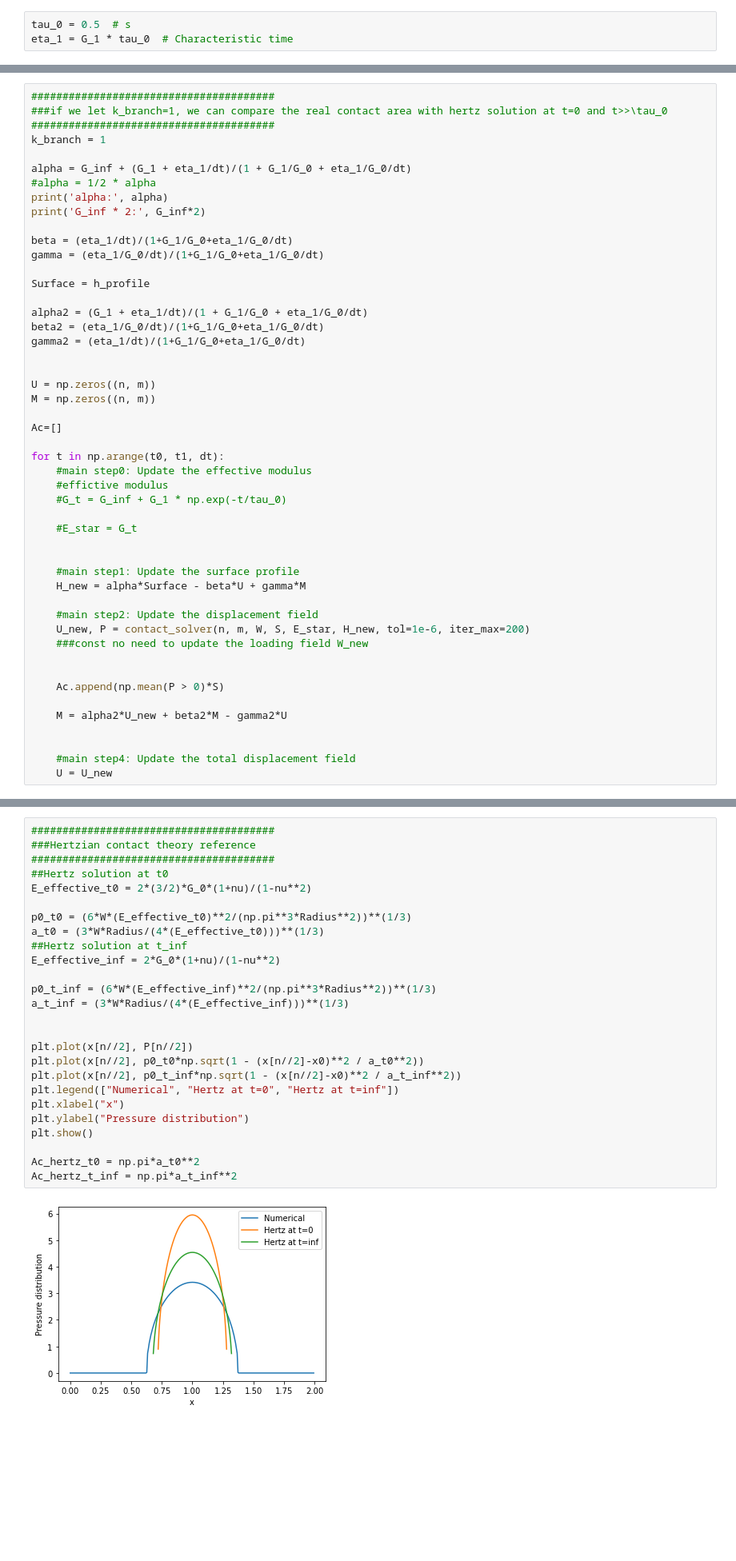
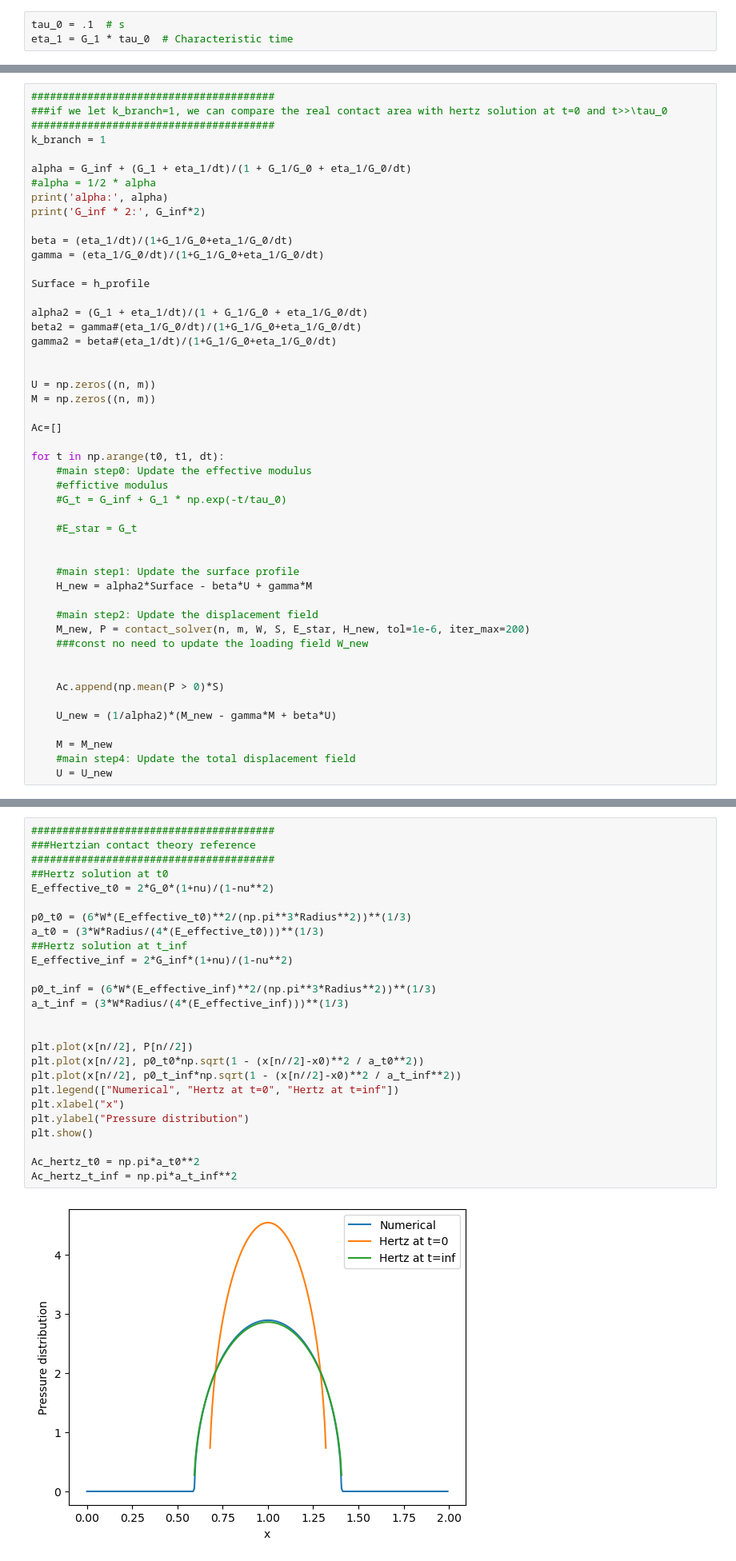
Before and after one commit to NathanLZC/Master-internship-repo-at-Institut-dAlembert, a Jupyter notebook: Week10/one_branch_euler_backward.ipynb, the cells around one changed output, grey strips where cells are left out. Shown at 80% size. Drawn from its saved outputs; the diff is of its cells as text; blank space fills up the shorter version.

```diff
--- a/Week10/one_branch_euler_backward.ipynb
+++ b/Week10/one_branch_euler_backward.ipynb
@@ -197,7 +197,7 @@ $$ \tau_0 = \frac{\eta_1}{G_1} $$
 
 Then for elastic material, $\tau_0$ should be set 0.
 # %%
-tau_0 = 0.5  # s
+tau_0 = .1  # s
 eta_1 = G_1 * tau_0  # Characteristic time
 # %% [markdown]
 ##### If $\tau_0 = 0$, it is equivalent to an elastic problem, and we expect:
@@ -252,8 +252,8 @@ gamma = (eta_1/G_0/dt)/(1+G_1/G_0+eta_1/G_0/dt)
 Surface = h_profile
 
 alpha2 = (G_1 + eta_1/dt)/(1 + G_1/G_0 + eta_1/G_0/dt)
-beta2 = (eta_1/G_0/dt)/(1+G_1/G_0+eta_1/G_0/dt)
-gamma2 = (eta_1/dt)/(1+G_1/G_0+eta_1/G_0/dt)
+beta2 = gamma#(eta_1/G_0/dt)/(1+G_1/G_0+eta_1/G_0/dt)
+gamma2 = beta#(eta_1/dt)/(1+G_1/G_0+eta_1/G_0/dt)
 
 
 U = np.zeros((n, m))
@@ -270,18 +270,18 @@ for t in np.arange(t0, t1, dt):
 
 
     #main step1: Update the surface profile
-    H_new = alpha*Surface - beta*U + gamma*M
+    H_new = alpha2*Surface - beta*U + gamma*M
 
     #main step2: Update the displacement field
-    U_new, P = contact_solver(n, m, W, S, E_star, H_new, tol=1e-6, iter_max=200)
+    M_new, P = contact_solver(n, m, W, S, E_star, H_new, tol=1e-6, iter_max=200)
     ###const no need to update the loading field W_new
 
 
     Ac.append(np.mean(P > 0)*S)
 
-    M = alpha2*U_new + beta2*M - gamma2*U
+    U_new = (1/alpha2)*(M_new - gamma*M + beta*U)
 
-
+    M = M_new
     #main step4: Update the total displacement field
     U = U_new
 # %% [output]
@@ -305,31 +305,31 @@ G_inf * 2: 2.75
 # %%
 #######################################
 ###Hertzian contact theory reference
 #######################################
 ##Hertz solution at t0
-E_effective_t0 = 2*(3/2)*G_0*(1+nu)/(1-nu**2)
+E_effective_t0 = 2*G_0*(1+nu)/(1-nu**2)
 
 p0_t0 = (6*W*(E_effective_t0)**2/(np.pi**3*Radius**2))**(1/3)
 a_t0 = (3*W*Radius/(4*(E_effective_t0)))**(1/3)
 ##Hertz solution at t_inf
-E_effective_inf = 2*G_0*(1+nu)/(1-nu**2)
+E_effective_inf = 2*G_inf*(1+nu)/(1-nu**2)
 
 p0_t_inf = (6*W*(E_effective_inf)**2/(np.pi**3*Radius**2))**(1/3)
 a_t_inf = (3*W*Radius/(4*(E_effective_inf)))**(1/3)
 
 
 plt.plot(x[n//2], P[n//2])
 plt.plot(x[n//2], p0_t0*np.sqrt(1 - (x[n//2]-x0)**2 / a_t0**2))
 plt.plot(x[n//2], p0_t_inf*np.sqrt(1 - (x[n//2]-x0)**2 / a_t_inf**2))
 plt.legend(["Numerical", "Hertz at t=0", "Hertz at t=inf"])
 plt.xlabel("x")
 plt.ylabel("Pressure distribution")
 plt.show()
 
 Ac_hertz_t0 = np.pi*a_t0**2
 Ac_hertz_t_inf = np.pi*a_t_inf**2
 # %% [output]
-[figure, old version]
+[figure, new version]
 # %%
 print("Analytical contact area radius at t0:", a_t0)
 print("Analytical contact area radius at t_inf:", a_t_inf)
```
Also changed, not shown: parts of 2 cells of this notebook.
